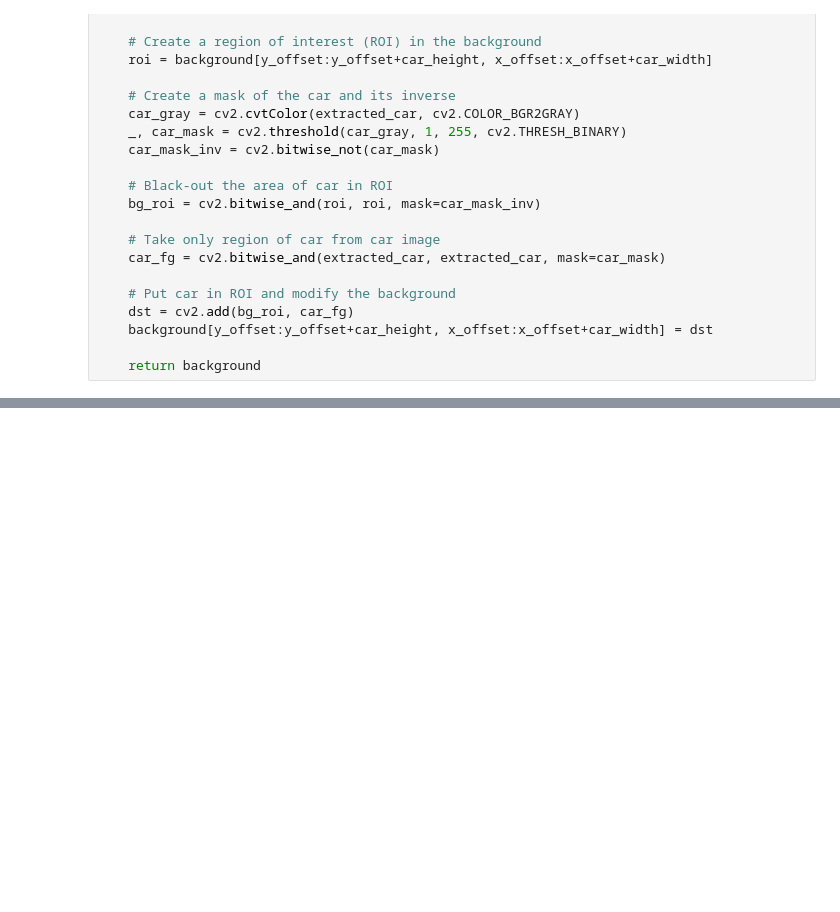
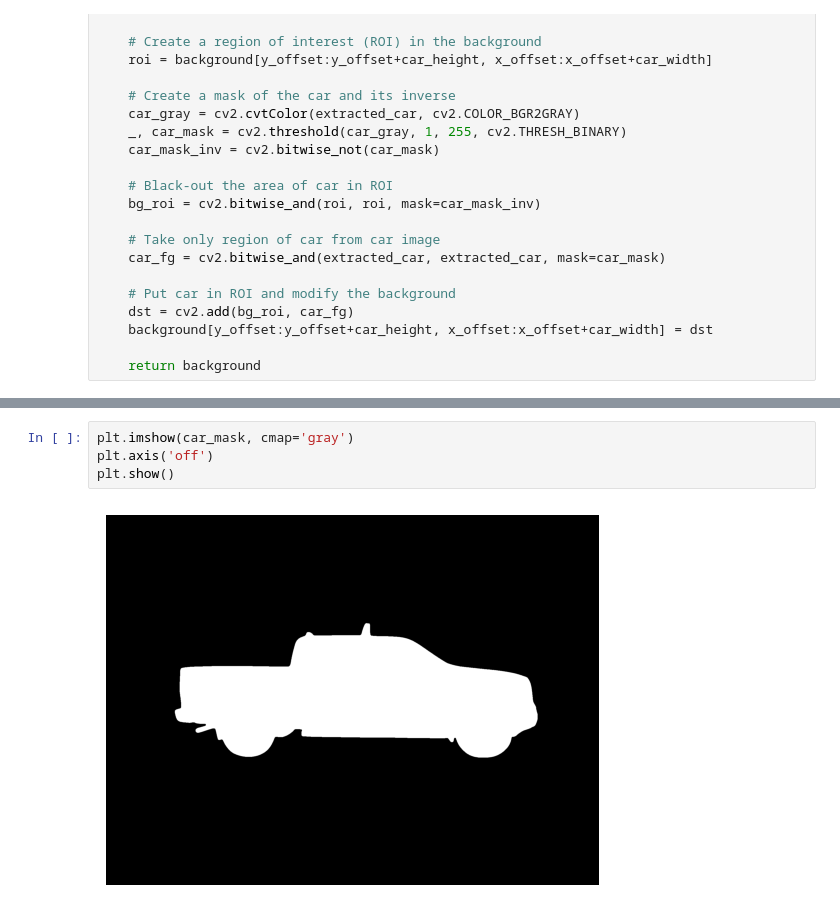
Before and after one commit to ankitdotpy/spyneai-assignment, a Jupyter notebook: project_1/eda.ipynb, the cells around one changed output, grey strips where cells are left out. Drawn from its saved outputs; the diff is of its cells as text; blank space fills up the shorter version.

```diff
--- a/project_1/eda.ipynb
+++ b/project_1/eda.ipynb
@@ -264,0 +330,6 @@ def compose_image(car_image, car_mask, background):
+# %%
+plt.imshow(car_mask, cmap='gray')
+plt.axis('off')
+plt.show()
+# %% [output]
+[figure, added]
```
Also changed, not shown: parts of 6 cells of this notebook, 8 other files.
